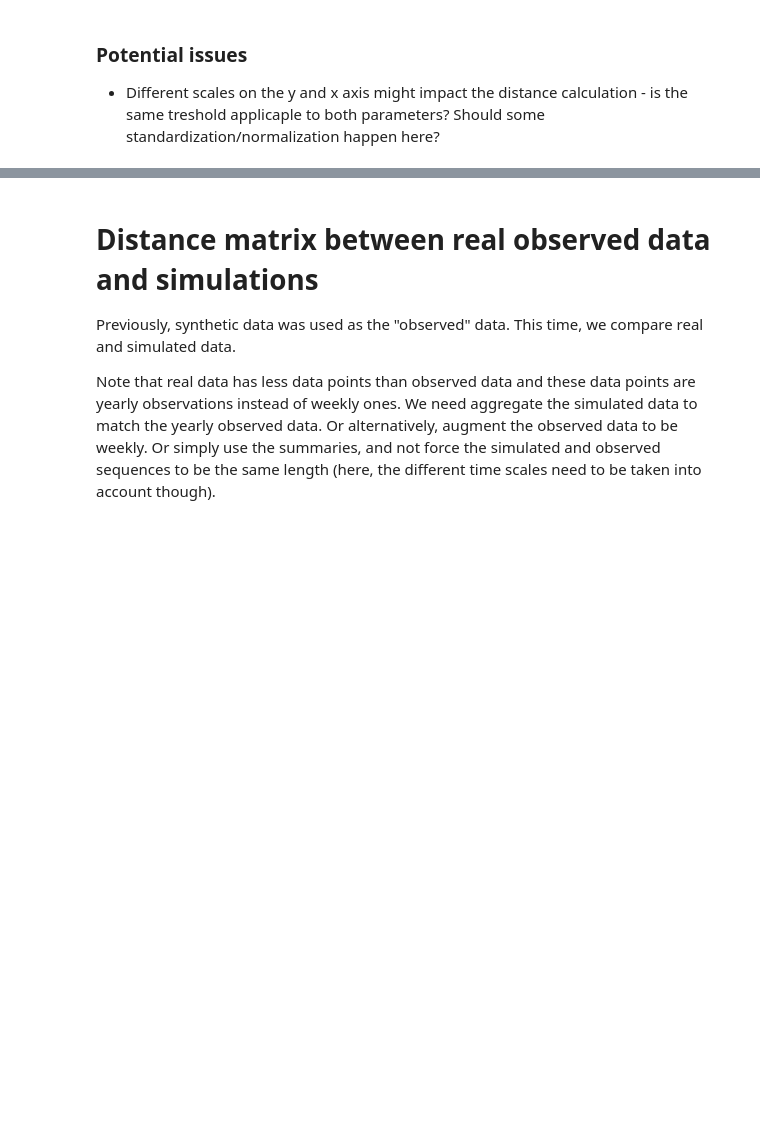
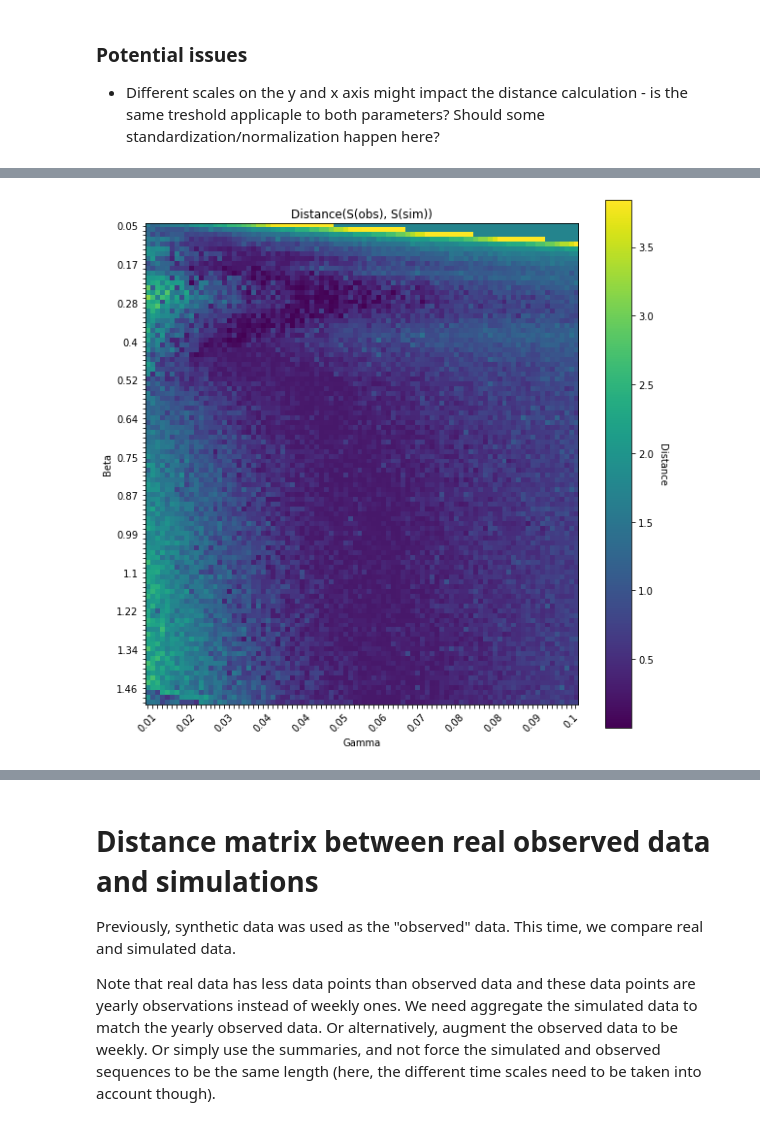
Before and after one commit to fanoja/Ecoli-R0, a Jupyter notebook: SIR simulation grid.ipynb, the cells around one changed output, grey strips where cells are left out. Cells and saved outputs as stored; diff of their text form; code cells hidden in the pictures; blank space fills up the shorter version.

```diff
--- a/SIR simulation grid.ipynb
+++ b/SIR simulation grid.ipynb
@@ -565,0 +607,3 @@ plot_histograms(dist_mat, 1)
+# %%
+dist_mat, betas, gammas, summary_mat = get_distance_grid(beta_range, gamma_range, n_beta, n_gamma,\
+                                                         distance_generalized, [BSI_max, BSI_max_t], bsi_obs_agg[0], is_agg = True)
@@ -565,0 +628,4 @@ plot_histograms(dist_mat, 1)
+# %%
+plot_heatmap(dist_mat, betas, gammas, title = "Distance(S(obs), S(sim))", cbar_label = "Distance", nth = 8) # synthetic observed data, aggregated
+# %% [output]
+[figure, added]
```
Also changed, not shown: parts of 19 cells of this notebook, 1 other file.
